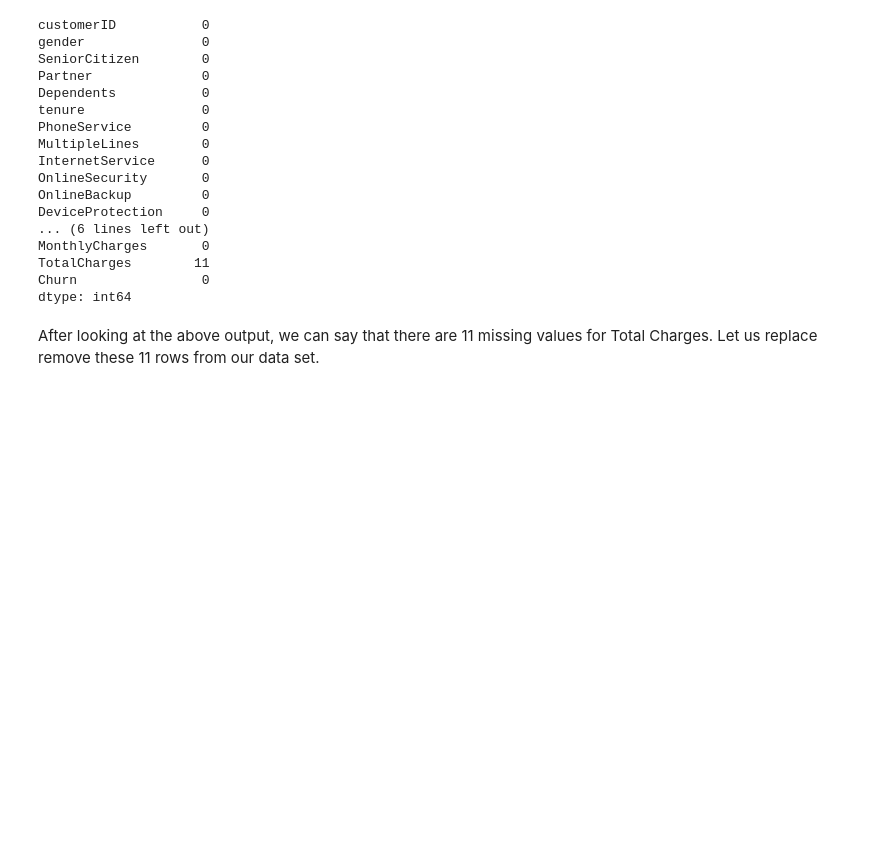
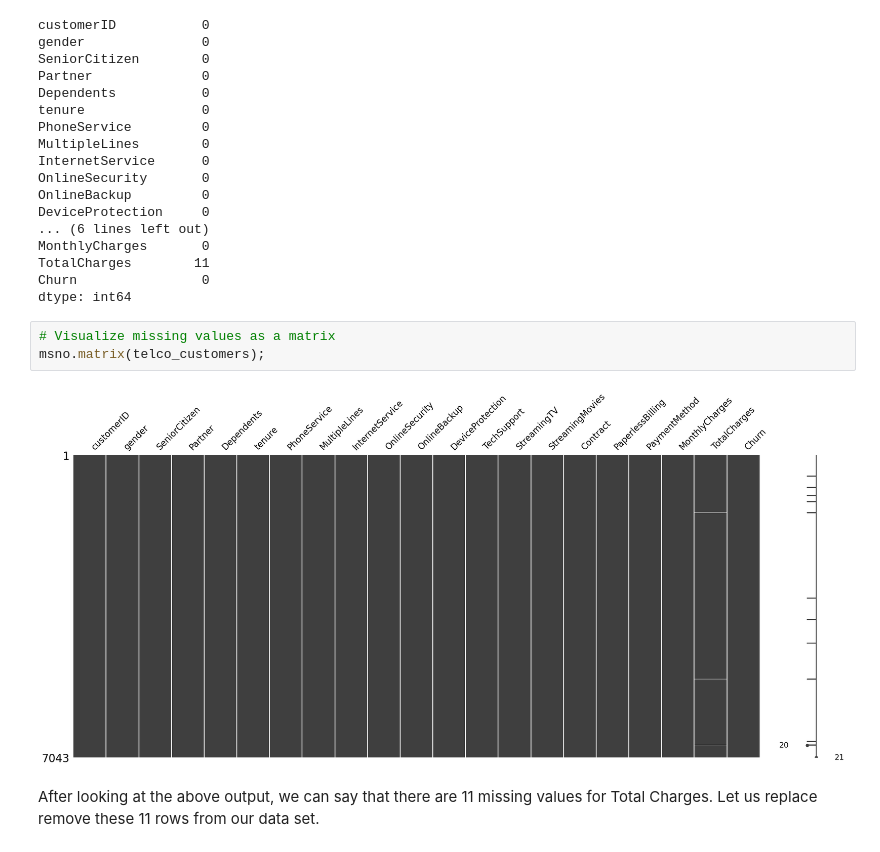
Before and after one commit to zhelyazkomd/Telco-Project, a Jupyter notebook: Churn of telco company.ipynb, the cells around one changed output. Saved outputs shown, nothing was run; the diff lists cells and outputs as text; blank space fills up the shorter version.

```diff
--- a/Churn of telco company.ipynb
+++ b/Churn of telco company.ipynb
@@ -108,6 +115,11 @@ MonthlyCharges       0
 TotalCharges        11
 Churn                0
 dtype: int64
+# %%
+# Visualize missing values as a matrix
+msno.matrix(telco_customers);
+# %% [output]
+[figure, added]
 # %% [markdown]
 After looking at the above output, we can say that there are 11 missing values for Total Charges. Let us replace remove these 11 rows from our data set.
 # %%
```
Also changed, not shown: parts of 20 cells of this notebook.
